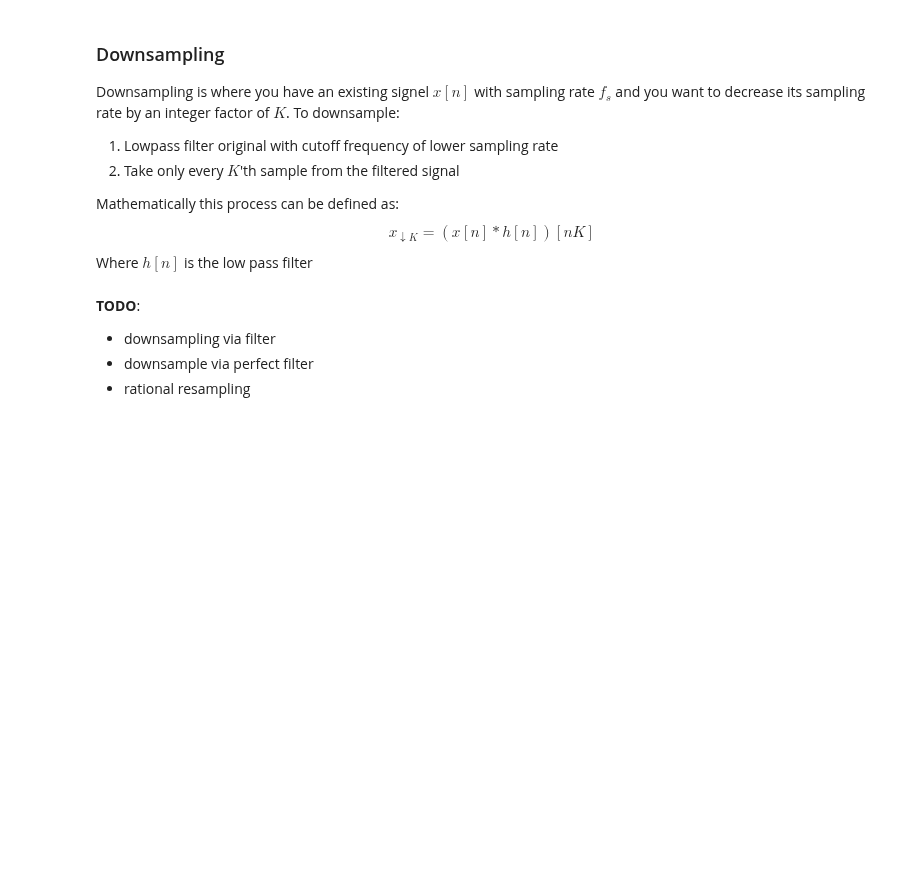
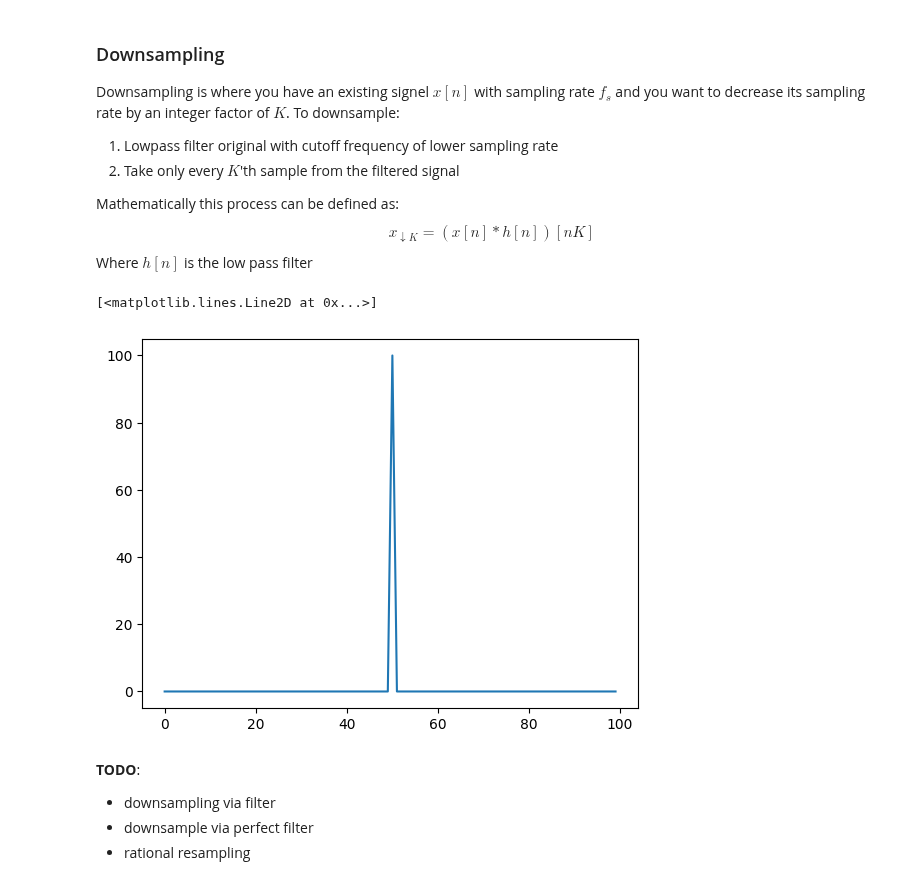
Before and after one commit to austinjtravis/radar_learning, a Jupyter notebook: 0_math_intro/math_refresher.ipynb, the cells around one changed output. Saved outputs shown, nothing was run; the diff lists cells and outputs as text; code cells hidden in the pictures; blank space fills up the shorter version.

```diff
--- a/0_math_intro/math_refresher.ipynb
+++ b/0_math_intro/math_refresher.ipynb
@@ -427,6 +440,23 @@ Downsampling is where you have an existing signel $x[n]$ with sampling rate $f_s
 Mathematically this process can be defined as:
 $$x_{\downarrow K} = (x[n] * h[n])[nK]$$
 Where $h[n]$ is the low pass filter
+# %%
+import numpy as np
+import matplotlib.pyplot as plt
+down_factor = 10
+fs = 100
+ts = 1/fs
+duration = 10
+n = fs * duration
+t = ts * np.arange(n)
+x = np.cos(2 * np.pi * fs/2 * t)
+z = x[::down_factor]
+z_fft = np.fft.fftshift(np.fft.fft(z))
+plt.figure()
+plt.plot(np.abs(z_fft))
+# %% [output]
+[<matplotlib.lines.Line2D at 0x...>]
+[figure, added]
 # %% [markdown]
 **TODO**:
 - downsampling via filter
```
Also changed, not shown: parts of 2 cells of this notebook.
